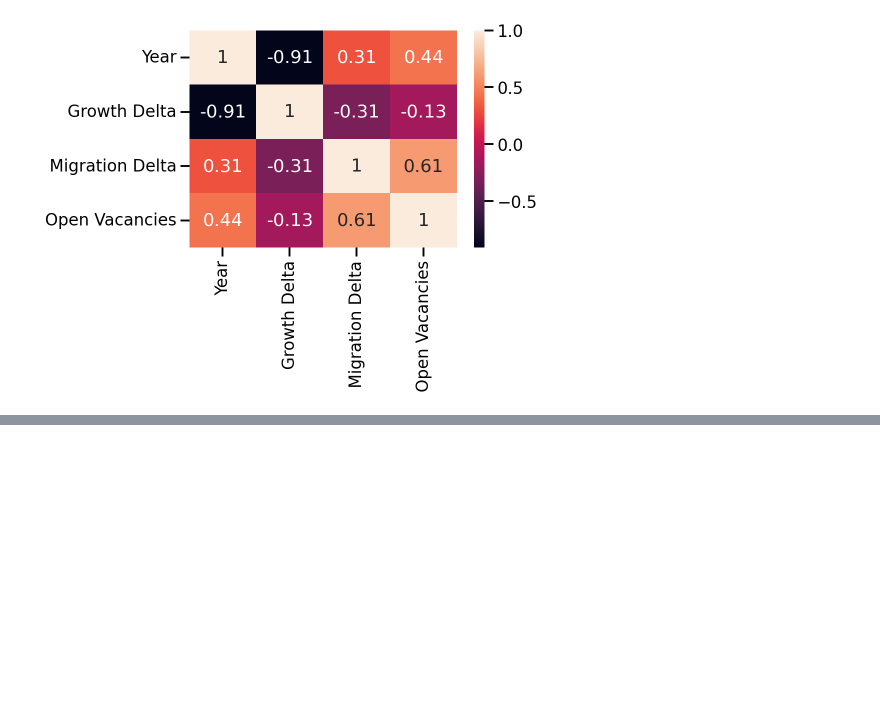
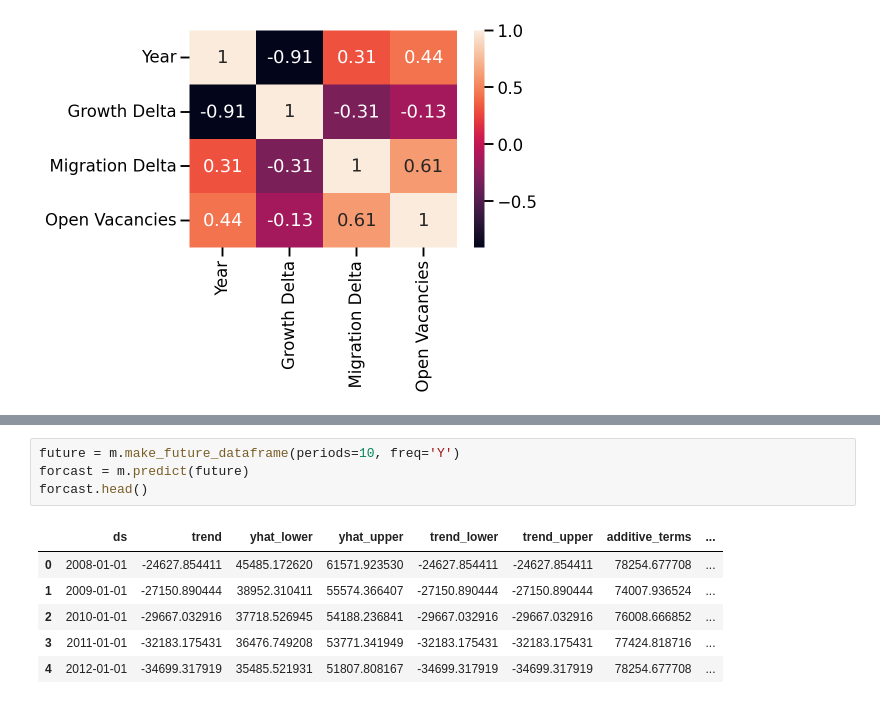
Before and after one commit to ericmcg13/CCT-CA1, a Jupyter notebook: CA1_Report.ipynb, the cells around one changed output, grey strips where cells are left out. Saved outputs shown, nothing was run; the diff lists cells and outputs as text; blank space fills up the shorter version.

```diff
--- a/CA1_Report.ipynb
+++ b/CA1_Report.ipynb
@@ -359,0 +438,11 @@ plt.show()
+# %%
+future = m.make_future_dataframe(periods=10, freq='Y')
+forcast = m.predict(future)
+forcast.head()
+# %% [output]
+|  | ds | trend | yhat_lower | yhat_upper | trend_lower | trend_upper | additive_terms | ... |
+| 0 | 2008-01-01 | -24627.854411 | 45485.172620 | 61571.923530 | -24627.854411 | -24627.854411 | 78254.677708 | ... |
+| 1 | 2009-01-01 | -27150.890444 | 38952.310411 | 55574.366407 | -27150.890444 | -27150.890444 | 74007.936524 | ... |
+| 2 | 2010-01-01 | -29667.032916 | 37718.526945 | 54188.236841 | -29667.032916 | -29667.032916 | 76008.666852 | ... |
+| 3 | 2011-01-01 | -32183.175431 | 36476.749208 | 53771.341949 | -32183.175431 | -32183.175431 | 77424.818716 | ... |
+| 4 | 2012-01-01 | -34699.317919 | 35485.521931 | 51807.808167 | -34699.317919 | -34699.317919 | 78254.677708 | ... |
```
Also changed, not shown: parts of 12 cells of this notebook.
